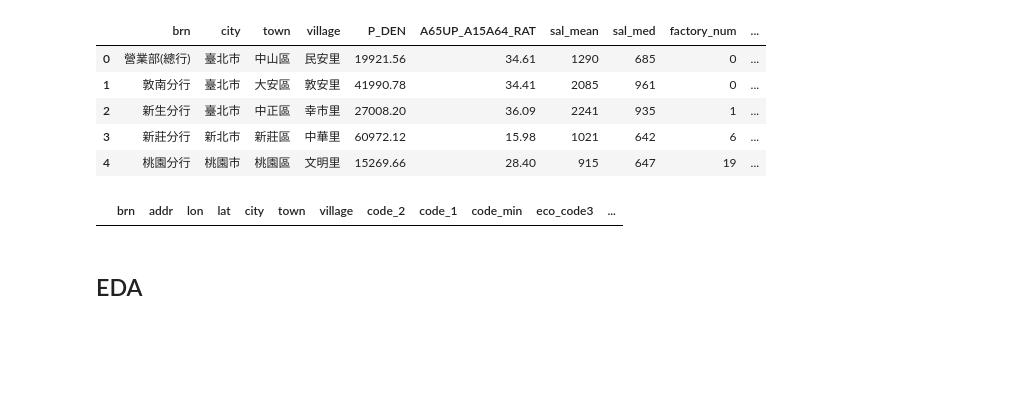
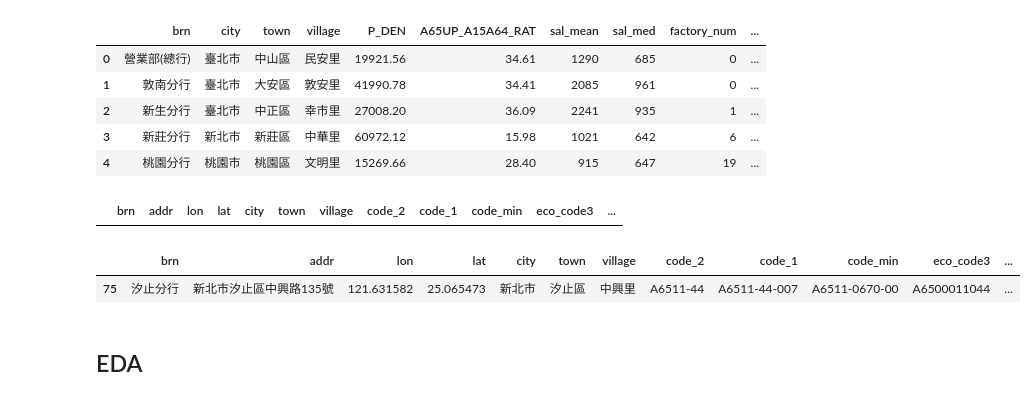
Before and after one commit to alexlautw9527/for_notebook, a Jupyter notebook: 政府地理資訊整理.ipynb, the cells around one changed output. Saved outputs shown, nothing was run; the diff lists cells and outputs as text; code cells hidden in the pictures; blank space fills up the shorter version.

```diff
--- a/政府地理資訊整理.ipynb
+++ b/政府地理資訊整理.ipynb
@@ -250,6 +253,11 @@ brn_gis_df[['brn','city','town','village']+feat_list].head()
 brn_gis_df[brn_gis_df.isnull().any(axis=1)]
 # %% [output]
 |  | brn | addr | lon | lat | city | town | village | code_2 | code_1 | code_min | eco_code3 | ... |
+# %%
+brn_gis_df[brn_gis_df['brn']=='汐止分行']
+# %% [output]
+|  | brn | addr | lon | lat | city | town | village | code_2 | code_1 | code_min | eco_code3 | ... |
+| 75 | 汐止分行 | 新北市汐止區中興路135號 | 121.631582 | 25.065473 | 新北市 | 汐止區 | 中興里 | A6511-44 | A6511-44-007 | A6511-0670-00 | A6500011044 | ... |
 # %% [markdown]
 ## EDA
 # %% [markdown]
```
Also changed, not shown: parts of 12 cells of this notebook.
